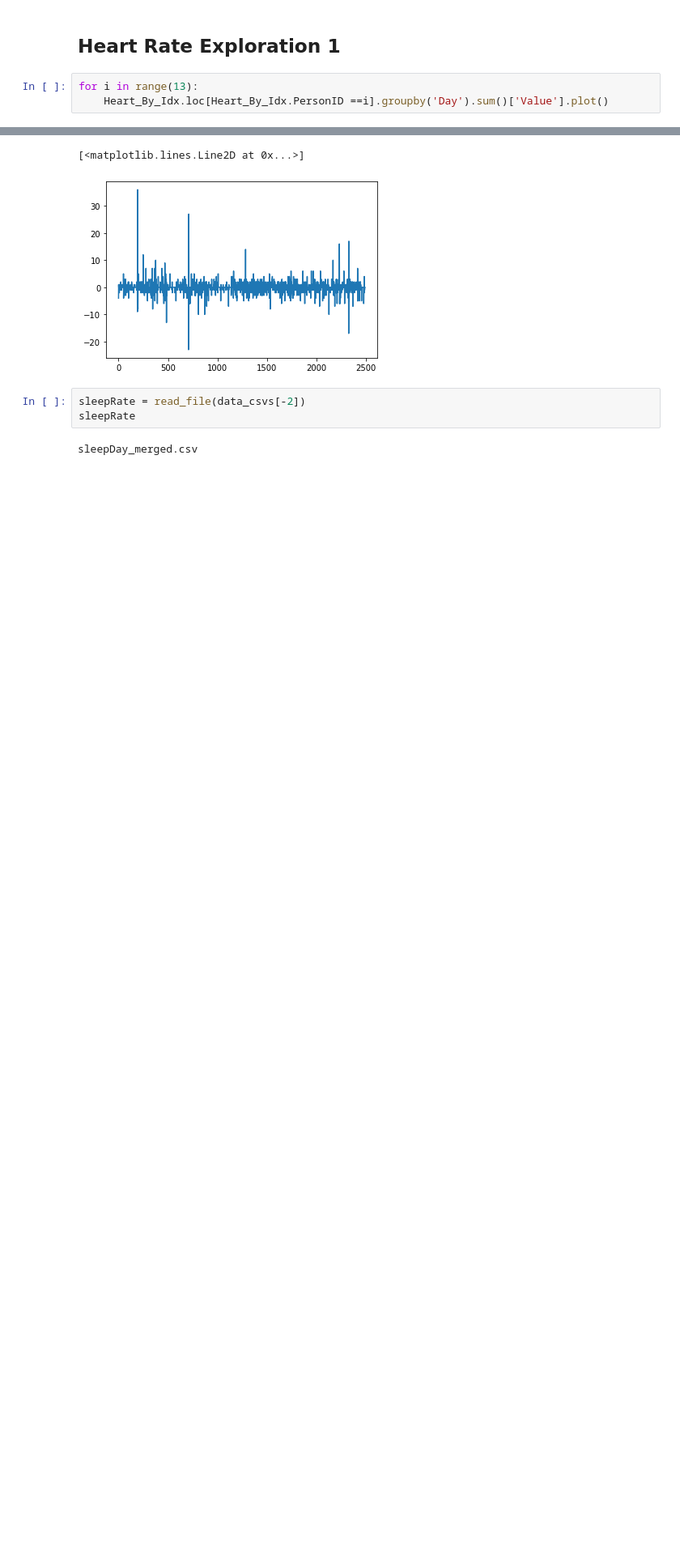
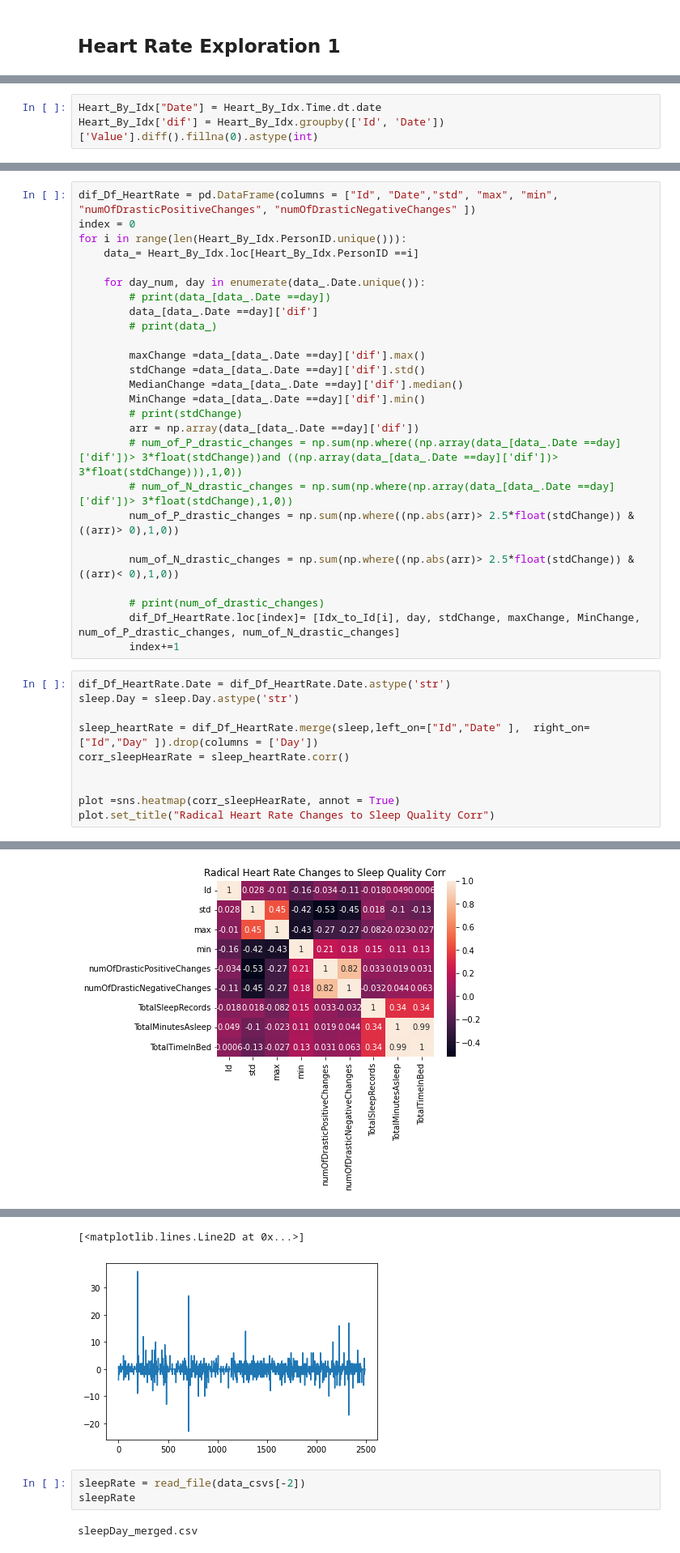
Before and after one commit to idangrady/DataAnalysisCourse, a Jupyter notebook: Idan/DataPre.ipynb, the cells around one changed output, grey strips where cells are left out. Shown: that part at 81% size. Cells and saved outputs as stored; diff of their text form; blank space fills up the shorter version.

```diff
--- a/Idan/DataPre.ipynb
+++ b/Idan/DataPre.ipynb
@@ -403,6 +420,3 @@ Heart_By_Idx['PersonID'] = Heart_By_Idx.index.map(Id_To_Idx)
 Heart_By_Idx.Time = pd.to_datetime(Heart_By_Idx.Time)
 # %% [markdown]
 ## Heart Rate Exploration 1
-# %%
-for i in range(13):
-    Heart_By_Idx.loc[Heart_By_Idx.PersonID ==i].groupby('Day').sum()['Value'].plot()
@@ -410,0 +440,3 @@ for i in range(13):
+# %%
+Heart_By_Idx["Date"] = Heart_By_Idx.Time.dt.date
+Heart_By_Idx['dif'] = Heart_By_Idx.groupby(['Id', 'Date'])['Value'].diff().fillna(0).astype(int)
@@ -410,0 +472,37 @@ for i in range(13):
+# %%
+dif_Df_HeartRate = pd.DataFrame(columns = ["Id", "Date","std", "max", "min", "numOfDrasticPositiveChanges", "numOfDrasticNegativeChanges" ])
+index = 0
+for i in range(len(Heart_By_Idx.PersonID.unique())):
+    data_= Heart_By_Idx.loc[Heart_By_Idx.PersonID ==i]
+
+    for day_num, day in enumerate(data_.Date.unique()):
+        # print(data_[data_.Date ==day])
+        data_[data_.Date ==day]['dif']
+        # print(data_)
+
+        maxChange =data_[data_.Date ==day]['dif'].max()
+        stdChange =data_[data_.Date ==day]['dif'].std()
+        MedianChange =data_[data_.Date ==day]['dif'].median()
+        MinChange =data_[data_.Date ==day]['dif'].min()
+        # print(stdChange)
+        arr = np.array(data_[data_.Date ==day]['dif'])
+        # num_of_P_drastic_changes = np.sum(np.where((np.array(data_[data_.Date ==day]['dif'])> 3*float(stdChange))and ((np.array(data_[data_.Date ==day]['dif'])> 3*float(stdChange))),1,0))
+        # num_of_N_drastic_changes = np.sum(np.where(np.array(data_[data_.Date ==day]['dif'])> 3*float(stdChange),1,0))
+        num_of_P_drastic_changes = np.sum(np.where((np.abs(arr)> 2.5*float(stdChange)) & ((arr)> 0),1,0))
+
+        num_of_N_drastic_changes = np.sum(np.where((np.abs(arr)> 2.5*float(stdChange)) & ((arr)< 0),1,0))
+
+        # print(num_of_drastic_changes)
+        dif_Df_HeartRate.loc[index]= [Idx_to_Id[i], day, stdChange, maxChange, MinChange, num_of_P_drastic_changes, num_of_N_drastic_changes]
+        index+=1
+# %%
+dif_Df_HeartRate.Date = dif_Df_HeartRate.Date.astype('str')
+sleep.Day = sleep.Day.astype('str')
+
+sleep_heartRate = dif_Df_HeartRate.merge(sleep,left_on=["Id","Date" ],  right_on= ["Id","Day" ]).drop(columns = ['Day'])
+corr_sleepHearRate = sleep_heartRate.corr()
+
+
+plot =sns.heatmap(corr_sleepHearRate, annot = True)
+plot.set_title("Radical Heart Rate Changes to Sleep Quality Corr")
+# %% [output]
@@ -411 +510,2 @@ for i in range(13):
+[figure, added]
 # %%
```
Also changed, not shown: parts of 10 cells of this notebook.
